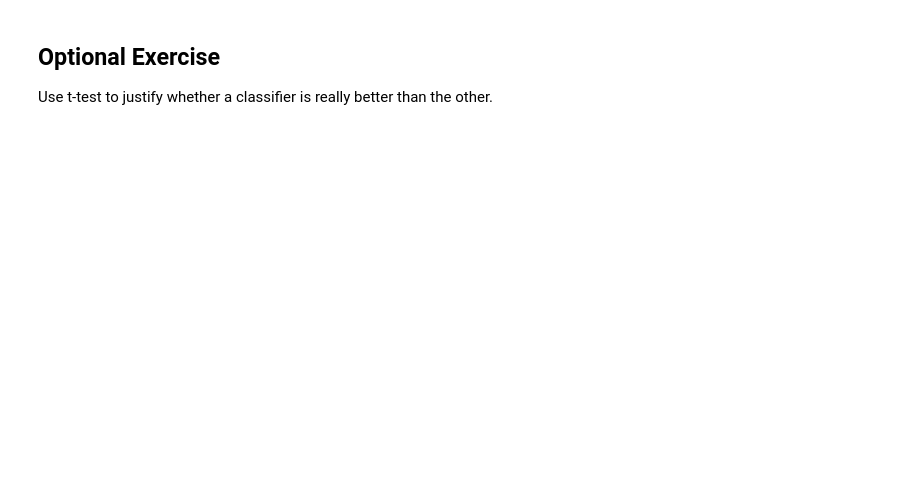
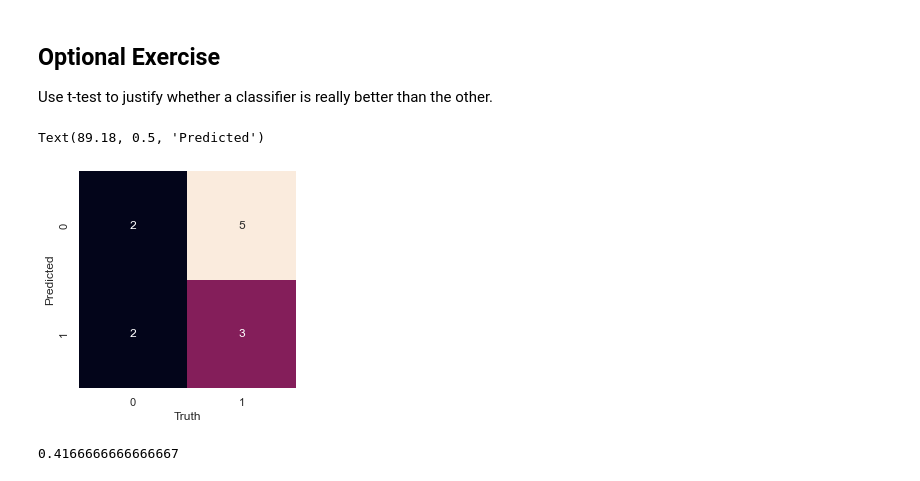
Before and after one commit to tuckwaifoong/DS-Bootcamp-Exercise-Submissions, a Jupyter notebook: Week 6/W6 - Exercise 4 - Additional Exercise .ipynb, the cells around one changed output. Cells and saved outputs as stored; diff of their text form; code cells hidden in the pictures; blank space fills up the shorter version.

```diff
--- a/Week 6/W6 - Exercise 4 - Additional Exercise .ipynb
+++ b/Week 6/W6 - Exercise 4 - Additional Exercise .ipynb
@@ -217,3 +238,34 @@ Accuracy:0.883333
 ## Optional Exercise
 
 Use t-test to justify whether a classifier is really better than the other.
+# %%
+import numpy as np
+
+myXtest = [[1,50,8000],[0,30,10000],[0, 35, 47000],[0, 45, 44000],[1, 40, 31000],
+       [1, 47, 105000],[0, 23, 28000],[0, 35, 47000],[0, 45, 124000],[0, 49, 71000],[1, 57, 185000],[1, 33, 38000]]
+myYtest = [[1],[0],[1],[1],[0],[1],[1],[1],[0],[1],[0],[1]]
+
+#  Use Gaussian Classifier
+#model = GaussianNB()
+nb = GaussianNB()
+
+# Train the model
+nb.fit(X_train, y_train)
+
+# Predict Output with t-test data
+y_predicted = nb.predict(myXtest)
+
+# Plot Confusion Matrix
+mat = confusion_matrix(y_predicted, myYtest)
+names = np.unique(y_predicted)
+sns.heatmap(mat, square=True, annot=True, fmt='d', cbar=False,
+            xticklabels=names, yticklabels=names)
+plt.xlabel('Truth')
+plt.ylabel('Predicted')
+# %% [output]
+Text(89.18, 0.5, 'Predicted')
+[figure, added]
+# %%
+accuracy_score(myYtest, y_predicted)
+# %% [output]
+0.4166666666666667
```
Also changed, not shown: parts of 1 cell of this notebook.
